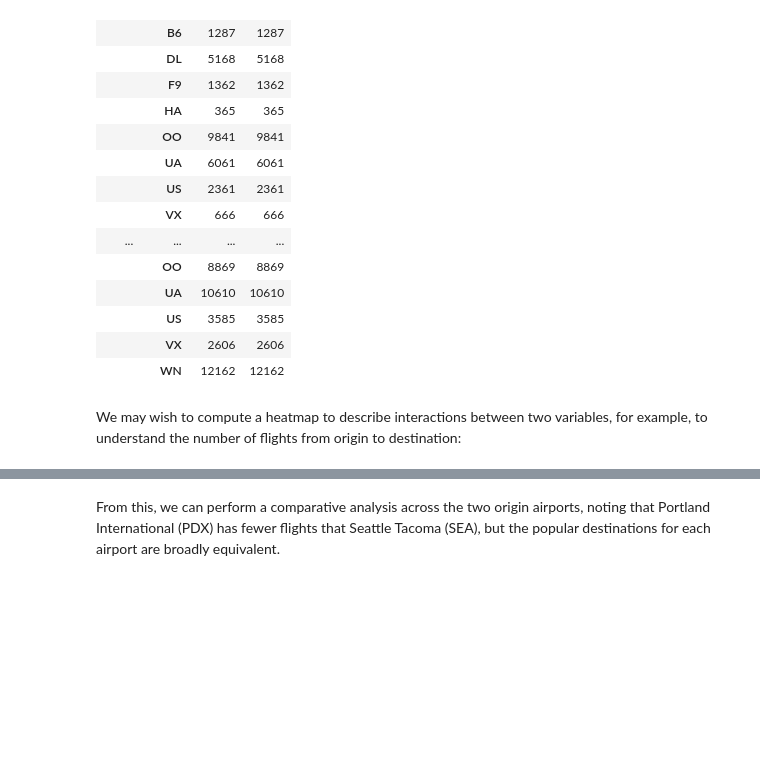
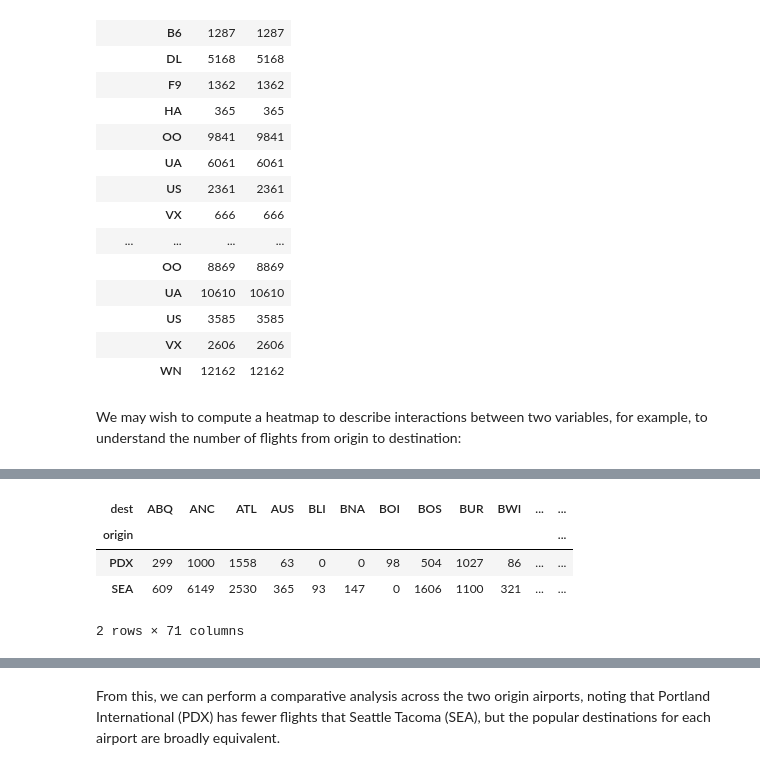
Before and after one commit to markbriers/data-science-jupyter, a Jupyter notebook: week5_notes.ipynb, the cells around one changed output, grey strips where cells are left out. Cells and saved outputs as stored; diff of their text form; code cells hidden in the pictures; blank space fills up the shorter version.

```diff
--- a/week5_notes.ipynb
+++ b/week5_notes.ipynb
@@ -148,3 +148,6 @@ cat_df_flights.groupby(['origin','carrier']).count()
 |  | WN | 12162 | 12162 |
 # %% [markdown]
 We may wish to compute a heatmap to describe interactions between two variables, for example, to understand the number of flights from origin to destination:
+# %%
+orig_dest = cat_df_flights.groupby(["origin", "dest"]).size()
+orig_dest = orig_dest.reset_index(name="count")
@@ -151,3 +163,11 @@ We may wish to compute a heatmap to describe interactions between two variables,
+# %%
+orig_dest.pivot("origin", "dest", "count").head()
+# %% [output]
+| dest | ABQ | ANC | ATL | AUS | BLI | BNA | BOI | BOS | BUR | BWI | ... | ... |
+| origin |  |  |  |  |  |  |  |  |  |  |  | ... |
+| PDX | 299 | 1000 | 1558 | 63 | 0 | 0 | 98 | 504 | 1027 | 86 | ... | ... |
+| SEA | 609 | 6149 | 2530 | 365 | 93 | 147 | 0 | 1606 | 1100 | 321 | ... | ... |
+2 rows × 71 columns
 # %%
 plt.figure(figsize=(12,10))
 orig_dest = cat_df_flights.groupby(["origin", "dest"]).size()
```
Also changed, not shown: parts of 9 cells of this notebook.
